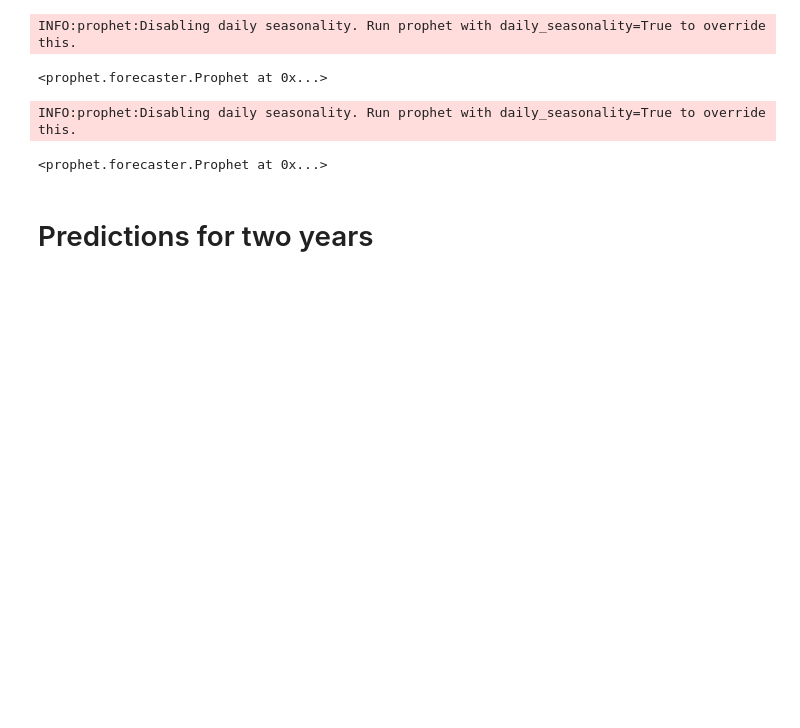
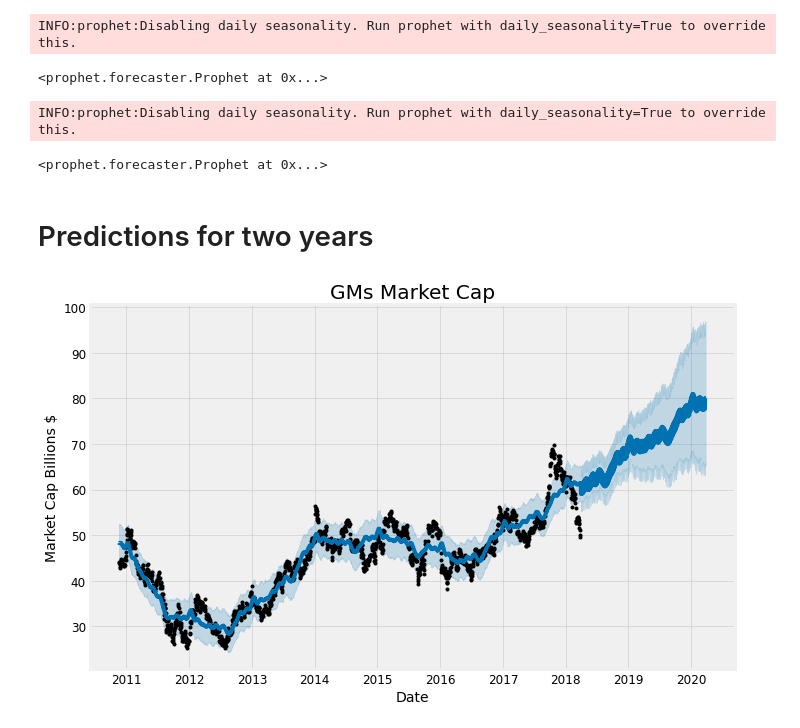
Before and after one commit to hatchdavid1/fb_prophet_test, a Jupyter notebook: fbprophet_test.ipynb, the cells around one changed output. Drawn from its saved outputs; the diff is of its cells as text; code cells hidden in the pictures; blank space fills up the shorter version.

Commit message:
Add files via upload
forecast_vis

```diff
--- a/fbprophet_test.ipynb
+++ b/fbprophet_test.ipynb
@@ -142,3 +142,8 @@ gm_forecast = gm_prophet.predict(gm_forecast)
 # Tesla
 tesla_forecast = tesla_prophet.make_future_dataframe(periods = 365 *2, freq = 'D')
 tesla_forecast = tesla_prophet.predict(tesla_forecast)
+# %%
+gm_prophet.plot(gm_forecast, xlabel = 'Date', ylabel = 'Market Cap Billions $')
+plt.title('GMs Market Cap');
+# %% [output]
+[figure, added]
```
Also changed, not shown: parts of 1 cell of this notebook.
